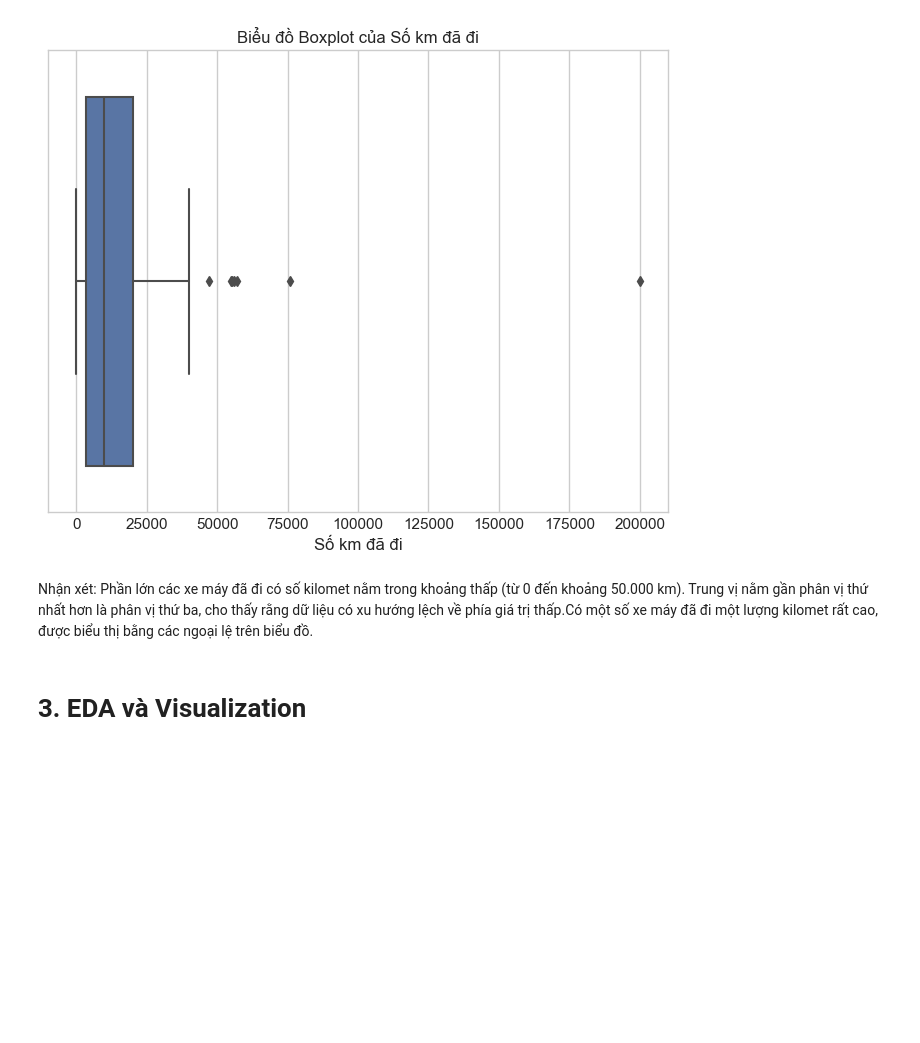
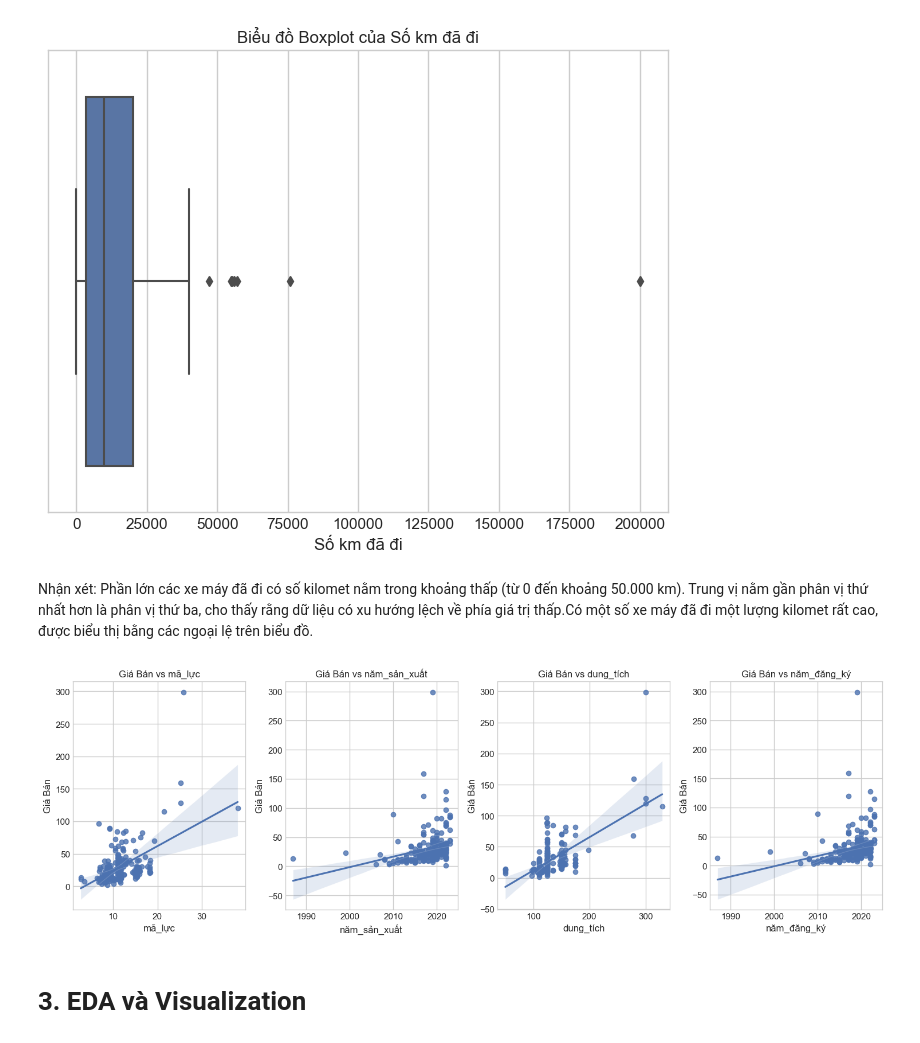
Before and after one commit to chuonguit/IE224_PhanTichDuLieu, a Jupyter notebook: predict.ipynb, the cells around one changed output. Cells and saved outputs as stored; diff of their text form; code cells hidden in the pictures; blank space fills up the shorter version.

```diff
--- a/predict.ipynb
+++ b/predict.ipynb
@@ -305,5 +305,28 @@ plt.show()
 # %% [markdown]
 Nhận xét: Phần lớn các xe máy đã đi có số kilomet nằm trong khoảng thấp (từ 0 đến khoảng 50.000 km).
 Trung vị nằm gần phân vị thứ nhất hơn là phân vị thứ ba, cho thấy rằng dữ liệu có xu hướng lệch về phía giá trị thấp.Có một số xe máy đã đi một lượng kilomet rất cao, được biểu thị bằng các ngoại lệ trên biểu đồ.
+# %%
+# Tạo một bản sao của dataset để không thay đổi dataset gốc
+dataset_numerical = df.copy()
+# %%
+# Danh sách các biến có thể ảnh hưởng đến 'giá_bán'
+variables_related_to_price = ['mã_lực', 'năm_sản_xuất', 'dung_tích', 'năm_đăng_ký']
+
+# Tạo một lưới biểu đồ với kích thước phù hợp
+num_cols = len(variables_related_to_price)
+fig, axes = plt.subplots(nrows=1, ncols=num_cols, figsize=(15, 5))
+
+# Vẽ từng biểu đồ tương quan nhỏ lại
+for i, variable in enumerate(variables_related_to_price):
+    sns.regplot(x=variable, y='giá_bán', data=dataset_numerical, ax=axes[i])
+    axes[i].set_title(f'Giá Bán vs {variable}')
+    axes[i].set_xlabel(variable)
+    axes[i].set_ylabel('Giá Bán')
+
+# Đảm bảo không bị trùng lên nhau
+plt.tight_layout()
+plt.show()
+# %% [output]
+[figure, added]
 # %% [markdown]
 # 3. EDA và Visualization
```
Also changed, not shown: parts of 1 cell of this notebook.
